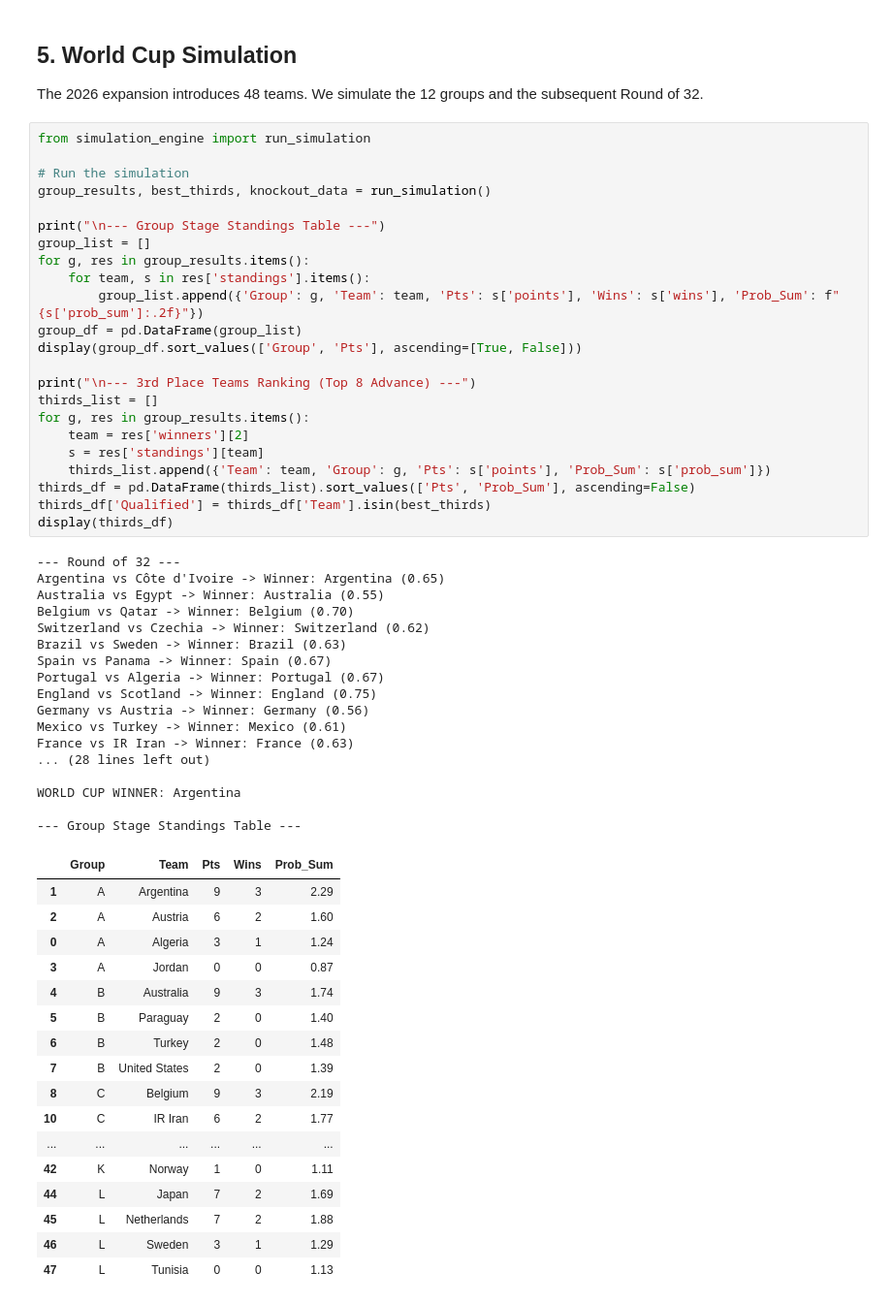
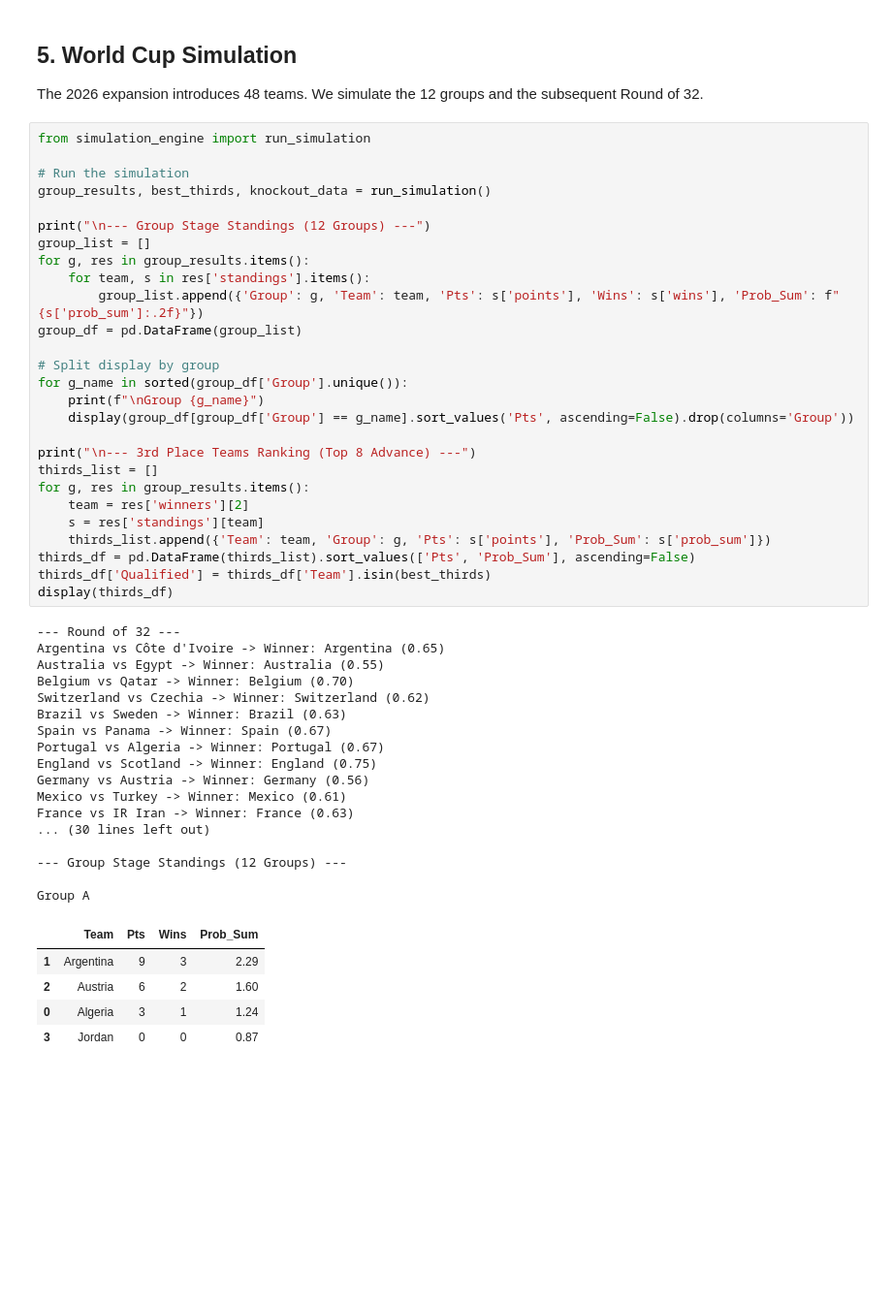
Before and after one commit to thompgt/world-cup-predictor, a Jupyter notebook: notebooks/2026_World_Cup_Prediction_Professional.ipynb, the cells around one changed output. Shown at 97% size. Saved outputs shown, nothing was run; the diff lists cells and outputs as text; blank space fills up the shorter version.

```diff
--- a/notebooks/2026_World_Cup_Prediction_Professional.ipynb
+++ b/notebooks/2026_World_Cup_Prediction_Professional.ipynb
@@ -98,55 +98,47 @@ from simulation_engine import run_simulation
 # Run the simulation
 group_results, best_thirds, knockout_data = run_simulation()
 
-print("\n--- Group Stage Standings Table ---")
+print("\n--- Group Stage Standings (12 Groups) ---")
 group_list = []
 for g, res in group_results.items():
     for team, s in res['standings'].items():
         group_list.append({'Group': g, 'Team': team, 'Pts': s['points'], 'Wins': s['wins'], 'Prob_Sum': f"{s['prob_sum']:.2f}"})
 group_df = pd.DataFrame(group_list)
-display(group_df.sort_values(['Group', 'Pts'], ascending=[True, False]))
+
+# Split display by group
+for g_name in sorted(group_df['Group'].unique()):
+    print(f"\nGroup {g_name}")
+    display(group_df[group_df['Group'] == g_name].sort_values('Pts', ascending=False).drop(columns='Group'))
 
 print("\n--- 3rd Place Teams Ranking (Top 8 Advance) ---")
 thirds_list = []
 for g, res in group_results.items():
     team = res['winners'][2]
     s = res['standings'][team]
     thirds_list.append({'Team': team, 'Group': g, 'Pts': s['points'], 'Prob_Sum': s['prob_sum']})
 thirds_df = pd.DataFrame(thirds_list).sort_values(['Pts', 'Prob_Sum'], ascending=False)
 thirds_df['Qualified'] = thirds_df['Team'].isin(best_thirds)
 display(thirds_df)
 # %% [output]
 --- Round of 32 ---
 Argentina vs Côte d'Ivoire -> Winner: Argentina (0.65)
 Australia vs Egypt -> Winner: Australia (0.55)
 Belgium vs Qatar -> Winner: Belgium (0.70)
 Switzerland vs Czechia -> Winner: Switzerland (0.62)
 Brazil vs Sweden -> Winner: Brazil (0.63)
 Spain vs Panama -> Winner: Spain (0.67)
 Portugal vs Algeria -> Winner: Portugal (0.67)
 England vs Scotland -> Winner: England (0.75)
 Germany vs Austria -> Winner: Germany (0.56)
 Mexico vs Turkey -> Winner: Mexico (0.61)
 France vs IR Iran -> Winner: France (0.63)
-... (28 lines left out)
+... (30 lines left out)
 
-WORLD CUP WINNER: Argentina
+--- Group Stage Standings (12 Groups) ---
 
---- Group Stage Standings Table ---
+Group A
-|  | Group | Team | Pts | Wins | Prob_Sum |
-| 1 | A | Argentina | 9 | 3 | 2.29 |
-| 2 | A | Austria | 6 | 2 | 1.60 |
-| 0 | A | Algeria | 3 | 1 | 1.24 |
-| 3 | A | Jordan | 0 | 0 | 0.87 |
-| 4 | B | Australia | 9 | 3 | 1.74 |
-| 5 | B | Paraguay | 2 | 0 | 1.40 |
-| 6 | B | Turkey | 2 | 0 | 1.48 |
-| 7 | B | United States | 2 | 0 | 1.39 |
-| 8 | C | Belgium | 9 | 3 | 2.19 |
-| 10 | C | IR Iran | 6 | 2 | 1.77 |
-| ... | ... | ... | ... | ... | ... |
-| 42 | K | Norway | 1 | 0 | 1.11 |
-| 44 | L | Japan | 7 | 2 | 1.69 |
-| 45 | L | Netherlands | 7 | 2 | 1.88 |
-| 46 | L | Sweden | 3 | 1 | 1.29 |
-| 47 | L | Tunisia | 0 | 0 | 1.13 |
+|  | Team | Pts | Wins | Prob_Sum |
+| 1 | Argentina | 9 | 3 | 2.29 |
+| 2 | Austria | 6 | 2 | 1.60 |
+| 0 | Algeria | 3 | 1 | 1.24 |
+| 3 | Jordan | 0 | 0 | 0.87 |
```
Also changed, not shown: parts of 8 cells of this notebook.
